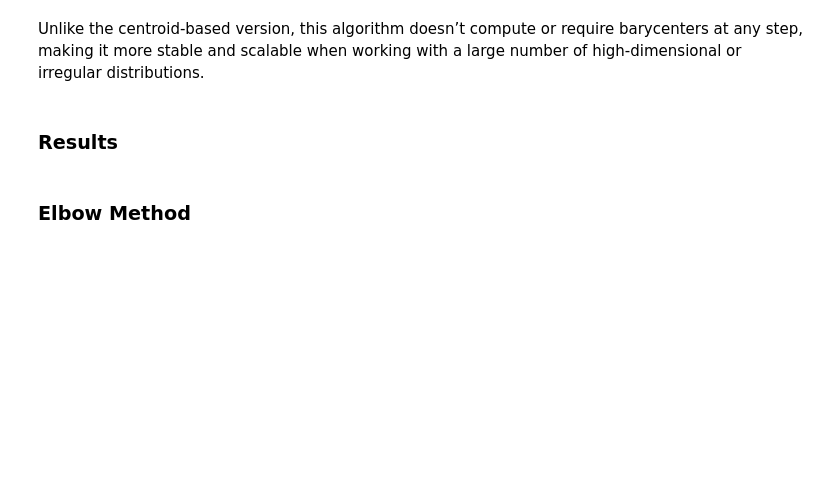
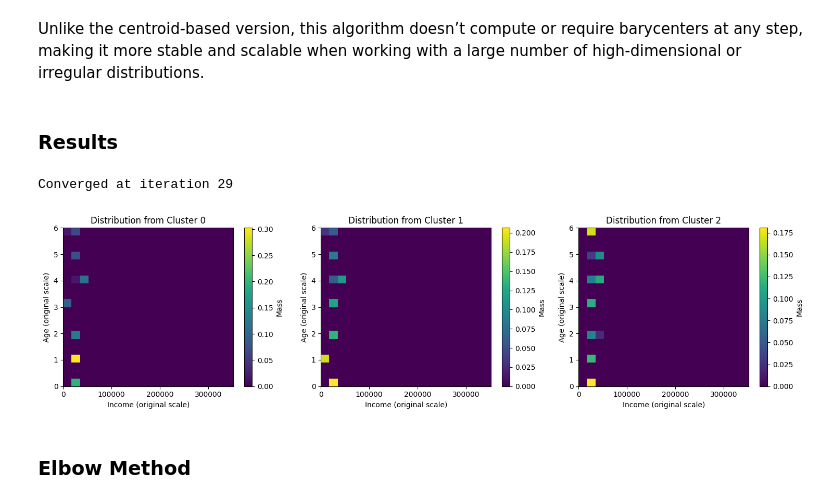
Before and after one commit to moranenzo/ML-Wasserstein, a Jupyter notebook: notebooks/IRISxAGE.ipynb, the cells around one changed output. Saved outputs shown, nothing was run; the diff lists cells and outputs as text; code cells hidden in the pictures; blank space fills up the shorter version.

```diff
--- a/notebooks/IRISxAGE.ipynb
+++ b/notebooks/IRISxAGE.ipynb
@@ -310,16 +314,6 @@ This **centroid-based Wasserstein K-means** extends the classical Lloyd’s K-me
 # %% [markdown]
 * **Assignment step**: at each iteration, assign each distribution $\mu_i$ to the cluster whose centroid (a Wasserstein barycenter $\nu_k$) minimizes $W_2(\mu_i, \nu_k)$.
 # %%
-# Normalize input distributions
-data = data / data.sum(axis=1, keepdims=True)
-
-# Initialize barycenters randomly
-indices = rng.choice(n_samples, size=n_clusters, replace=False)
-barycenters = data[indices].copy()
-
-assignments = np.full(n_samples, -1)
-
-# Method 1 (explicit and easy to understand)
 distances = np.array([
     [ot.emd2(data[i], barycenters[k], cost_matrix) for k in range(n_clusters)]
     for i in tqdm(range(n_samples), desc="Assigning to barycenters")
@@ -506,7 +511,7 @@ for i in range(n_samples):
             avg_distance = np.inf
         else:
             # Compute average squared Wasserstein distance to cluster k
-            distances = [dist_matrix[i, j] for j in members_k]
+            distances = [pairwise[i, j] for j in members_k]
             avg_distance = np.mean(distances)
 
         avg_dists_to_clusters.append(avg_distance)
@@ -528,16 +533,19 @@ assignments = dist_WKMeans(
     n_iter=40,
     random_state=None
 )
-
-np.unique(assignments)
+# %% [output]
+Converged at iteration 29
 # %%
-plot_projected_distribution(
-    distributions[np.where(assignments == k)[0][0] for k in range(len(n_clusters))],
+indices = [np.where(assignments == k)[0][0] for k in range(n_clusters)]
+plot_projected_distributions(
+    [distributions[i] for i in indices],
     grid_shape=(20, 20),
     support_min=support_min,
     support_max=support_max,
     title='Distribution from Cluster'
 )
+# %% [output]
+[figure, added]
 # %% [markdown]
 ### Elbow Method
 # %%
```
Also changed, not shown: parts of 20 cells of this notebook.
